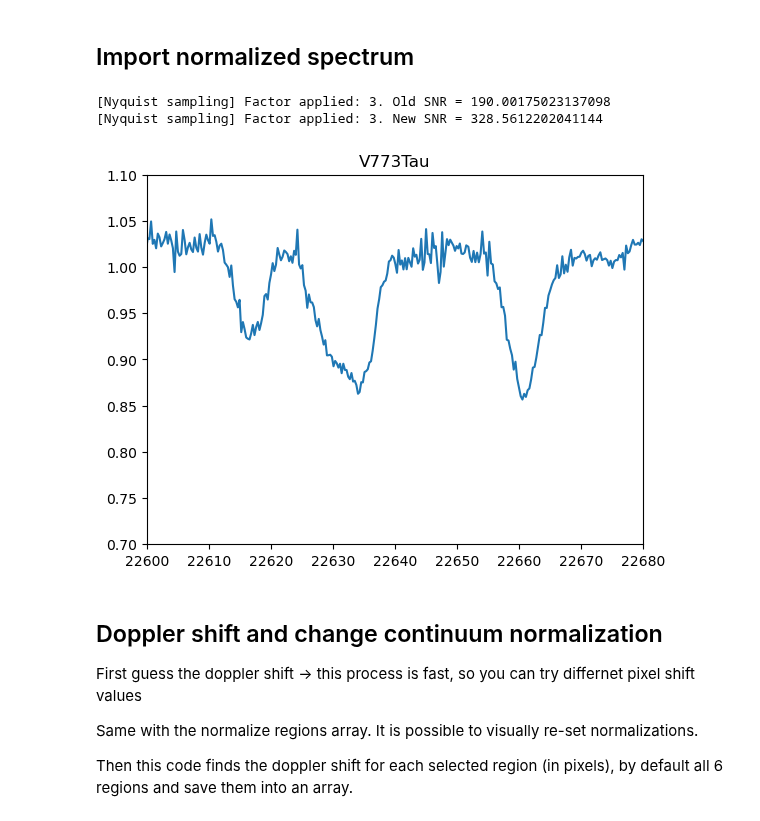
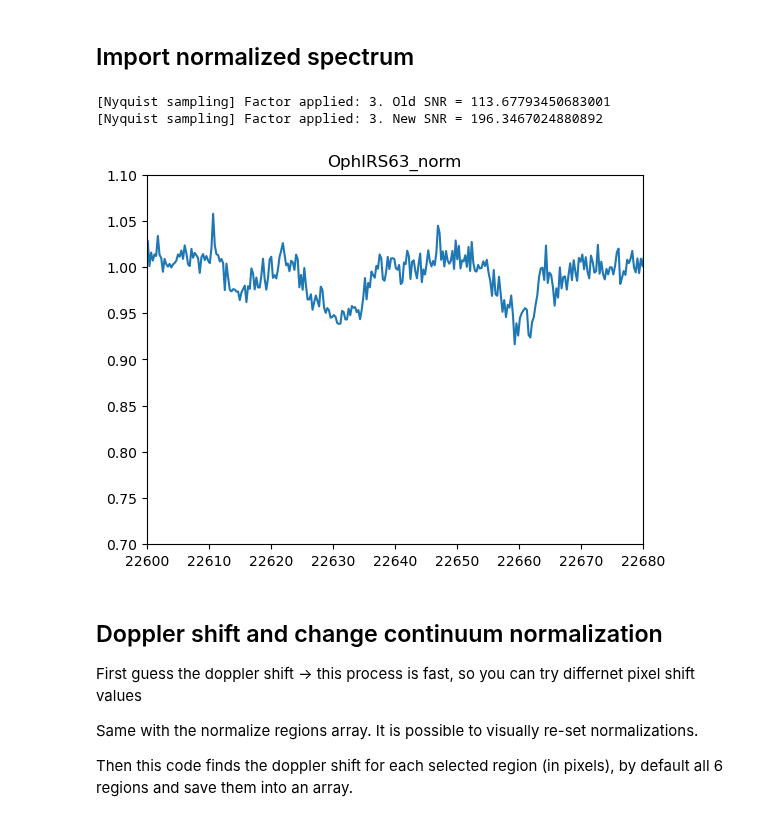
Before and after one commit to christianfloresg/ishell-spectral-fitting, a Jupyter notebook: fit_single_source.ipynb, the cells around one changed output. Saved outputs shown, nothing was run; the diff lists cells and outputs as text; code cells hidden in the pictures.

```diff
--- a/fit_single_source.ipynb
+++ b/fit_single_source.ipynb
@@ -16,41 +16,41 @@ from spectrograph_functions import *
 # %% [markdown]
 ## Import normalized spectrum
 # %%
-fname = "data/science/V773Tau.nspec"
+fname = "data/science/OphIRS63_norm.nspec"
 
 # ProplydData is a simple class that stores the data and has some built-in methods
 # to help with data processing
 obj = ProplydData(fname)
 obj_or = ProplydData(fname)
 
 #### Do you want to apply a change in spectral resolution?
 apply_kernel = False
 if apply_kernel:
     resolution = 3000
     kernel = 'SPEX'
     obj.resolution_change(resolution=resolution, Kernel=kernel)   # in-place
 
 else:
     resolution = None
     kernel = None
 # Let's nyquist sample the data. This assumes that we are using iSHELL 0.75'' slit width with is
 # over sampled by 6 pixels per resolution element. We are bring it down to 2 (Nyquist)
 obj.Nyquist_bin_spectrum(N = 3)
 
 # obj.x *= 1  #e4  # convert x-axis to angstroms
 obj.x *= 1e4  # convert x-axis to angstroms
 
 plt.figure()
 plt.plot(obj.x, obj.y)
 plt.plot(obj_or.x, obj_or.y)
 plt.ylim(0.7, 1.1)
 plt.xlim(22600, 22680)
 plt.title(obj.name)  # the object name was automatically set from the file name - see ProplyData.__init__()
 plt.show()
 # %% [output]
-[Nyquist sampling] Factor applied: 3. Old SNR = 190.00175023137098
-[Nyquist sampling] Factor applied: 3. New SNR = 328.5612202041144
+[Nyquist sampling] Factor applied: 3. Old SNR = 113.67793450683001
+[Nyquist sampling] Factor applied: 3. New SNR = 196.3467024880892
-[figure, old version]
+[figure, new version]
 # %% [markdown]
 ## Doppler shift and change continuum normalization
 
```
Also changed, not shown: parts of 10 cells of this notebook, 1 other file.
